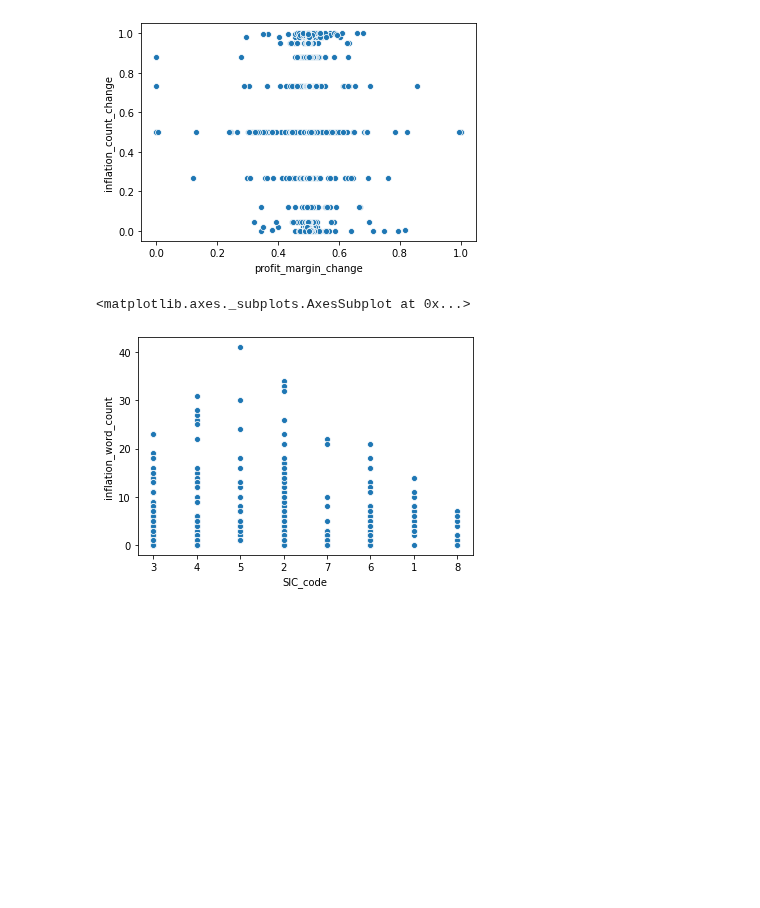
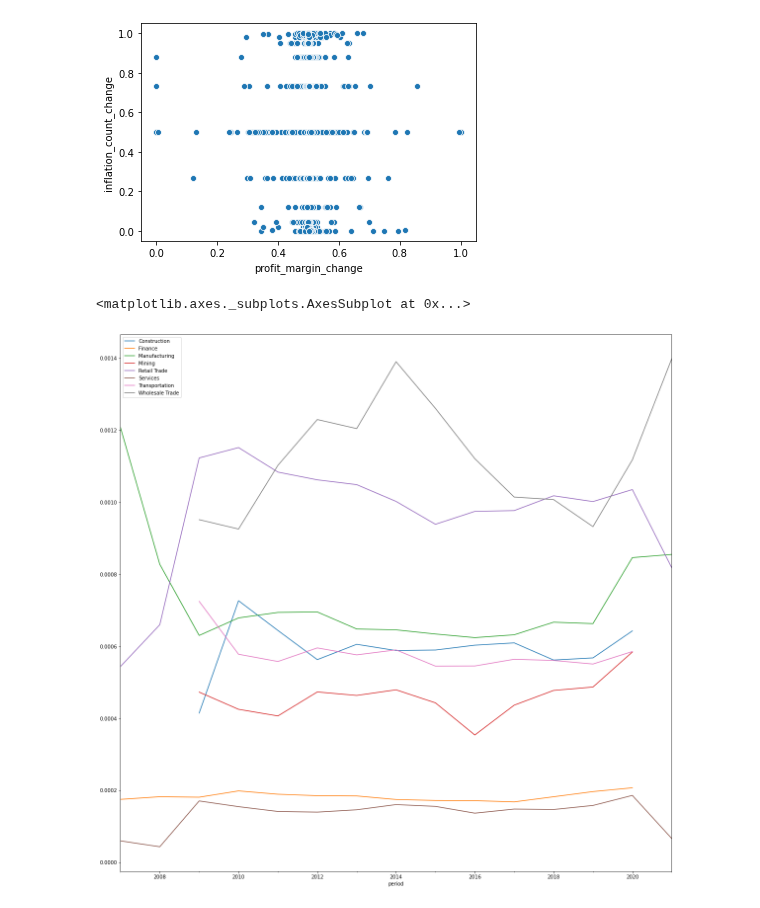
Before and after one commit to calcbench/notebooks, a Jupyter notebook: Supply Chain Presentation.ipynb, the cells around one changed output. Saved outputs shown, nothing was run; the diff lists cells and outputs as text; code cells hidden in the pictures; blank space fills up the shorter version.

```diff
--- a/Supply Chain Presentation.ipynb
+++ b/Supply Chain Presentation.ipynb
@@ -32,11 +25,15 @@ tqdm.pandas(desc="progress")
 disclosure_embeddings = pd.read_pickle(
     r"C:\Users\andre\Dropbox (Calcbench)\andrew\sp_500_tokenize_embeddings.pkl"
 )
+# %%
+total_word_counts = disclosure_embeddings.progress_applymap(lambda w: sum(w.values()))
 # %%
 def distance(word_counts: Counter, category_words: Iterable[str]):
     return sum(count for word, count in word_counts.items() if word in category_words)
 # %%
 category_distances = disclosure_embeddings.progress_applymap(
-    lambda word_counts: distance(word_counts, ["inflation", "supply"])
+    lambda word_counts: distance(word_counts, ["inflation", "supply", "inflationary"])
 )
+# %%
+tf_document_length = category_distances / total_word_counts
 # %%
@@ -96,8 +91,10 @@ SIC_word_counts = pd.DataFrame(
         "inflation_word_count": inflation_word_count_2020,
     }
 )
-# %%
-sns.scatterplot(x="SIC_code", y="inflation_word_count", data=SIC_word_counts)
-# %% [output]
-<matplotlib.axes._subplots.AxesSubplot at 0x...>
-[figure, removed]
+# %%
+industry_averages = tf_document_length.groupby(by=group, axis=1).mean()
+# %%
+industry_averages.plot(figsize=(20, 20))
+# %% [output]
+<matplotlib.axes._subplots.AxesSubplot at 0x...>
+[figure, added]
```
Also changed, not shown: parts of 9 cells of this notebook.
